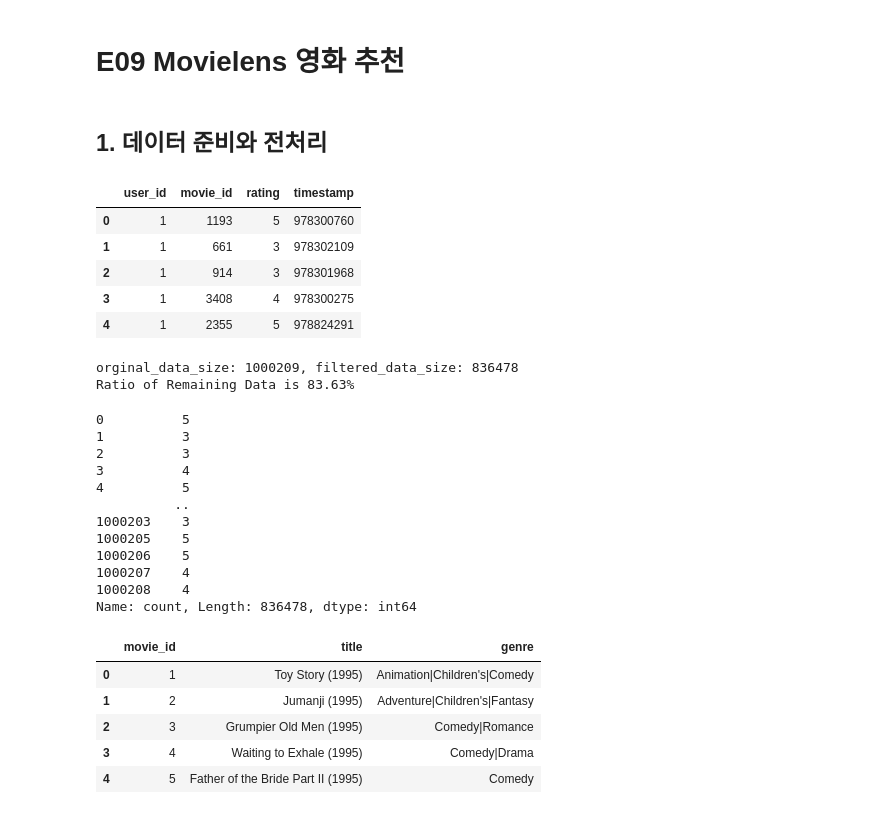
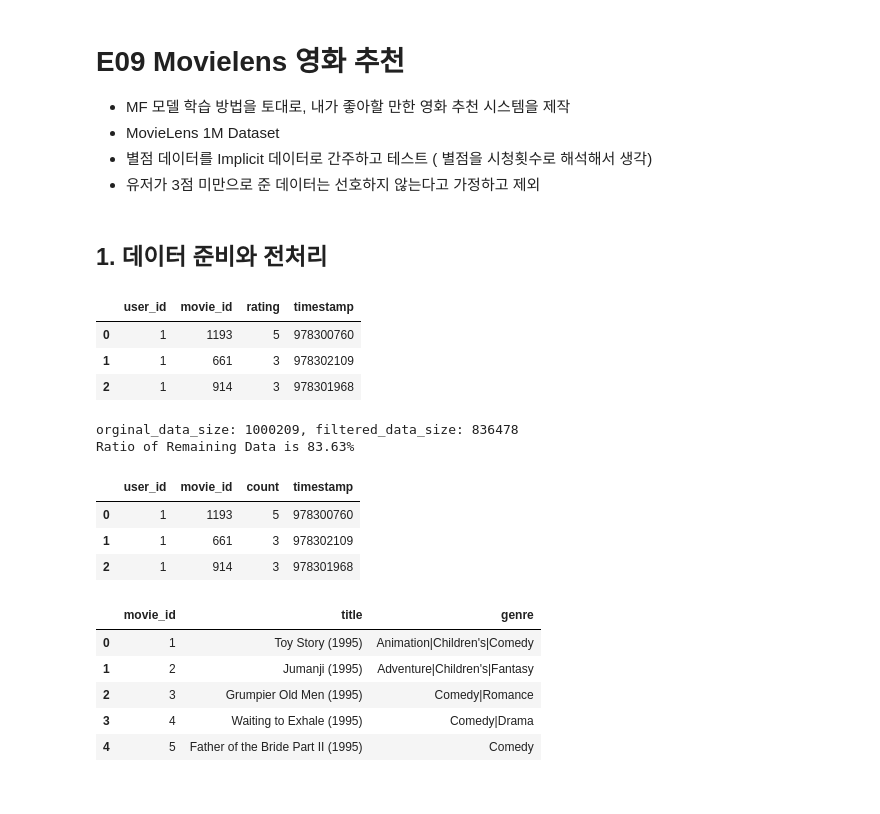
Before and after one commit to inistory/AIFFEL, a Jupyter notebook: E09/E09.ipynb, the cells around one changed output. Saved outputs shown, nothing was run; the diff lists cells and outputs as text; code cells hidden in the pictures.

```diff
--- a/E09/E09.ipynb
+++ b/E09/E09.ipynb
@@ -1,5 +1,10 @@
-# %% [markdown]
-# E09 Movielens 영화 추천
+# %% [markdown]
+# E09 Movielens 영화 추천
+
+-  MF 모델 학습 방법을 토대로, 내가 좋아할 만한 영화 추천 시스템을 제작
+- MovieLens 1M Dataset
+- 별점 데이터를 Implicit 데이터로 간주하고 테스트 ( 별점을 시청횟수로 해석해서 생각)
+- 유저가 3점 미만으로 준 데이터는 선호하지 않는다고 가정하고 제외
 # %% [markdown]
 ## 1. 데이터 준비와 전처리
 # %%
@@ -8,14 +13,12 @@ PATH = '/content/drive/MyDrive/Github/AIFFEL/E09'
 # %%
 rating_file_path= PATH + '/data/ml-1m/ratings.dat'
 ratings_cols = ['user_id', 'movie_id', 'rating', 'timestamp']
 ratings = pd.read_csv(rating_file_path, sep='::', names=ratings_cols, engine='python', encoding = "ISO-8859-1")
 orginal_data_size = len(ratings)
-ratings.head()
+ratings.head(3)
 # %% [output]
 |  | user_id | movie_id | rating | timestamp |
 | 0 | 1 | 1193 | 5 | 978300760 |
 | 1 | 1 | 661 | 3 | 978302109 |
 | 2 | 1 | 914 | 3 | 978301968 |
-| 3 | 1 | 3408 | 4 | 978300275 |
-| 4 | 1 | 2355 | 5 | 978824291 |
 # %%
@@ -33,17 +36,9 @@ Ratio of Remaining Data is 83.63%
 ratings.rename(columns={'rating':'count'}, inplace=True)
-# %%
-ratings['count']
-# %% [output]
-0          5
-1          3
-2          3
-3          4
-4          5
-          ..
-1000203    3
-1000205    5
-1000206    5
-1000207    4
-1000208    4
-Name: count, Length: 836478, dtype: int64
+# %%
+ratings.head(3)
+# %% [output]
+|  | user_id | movie_id | count | timestamp |
+| 0 | 1 | 1193 | 5 | 978300760 |
+| 1 | 1 | 661 | 3 | 978302109 |
+| 2 | 1 | 914 | 3 | 978301968 |
 # %%
```
Also changed, not shown: parts of 39 cells of this notebook, 2 other files.
